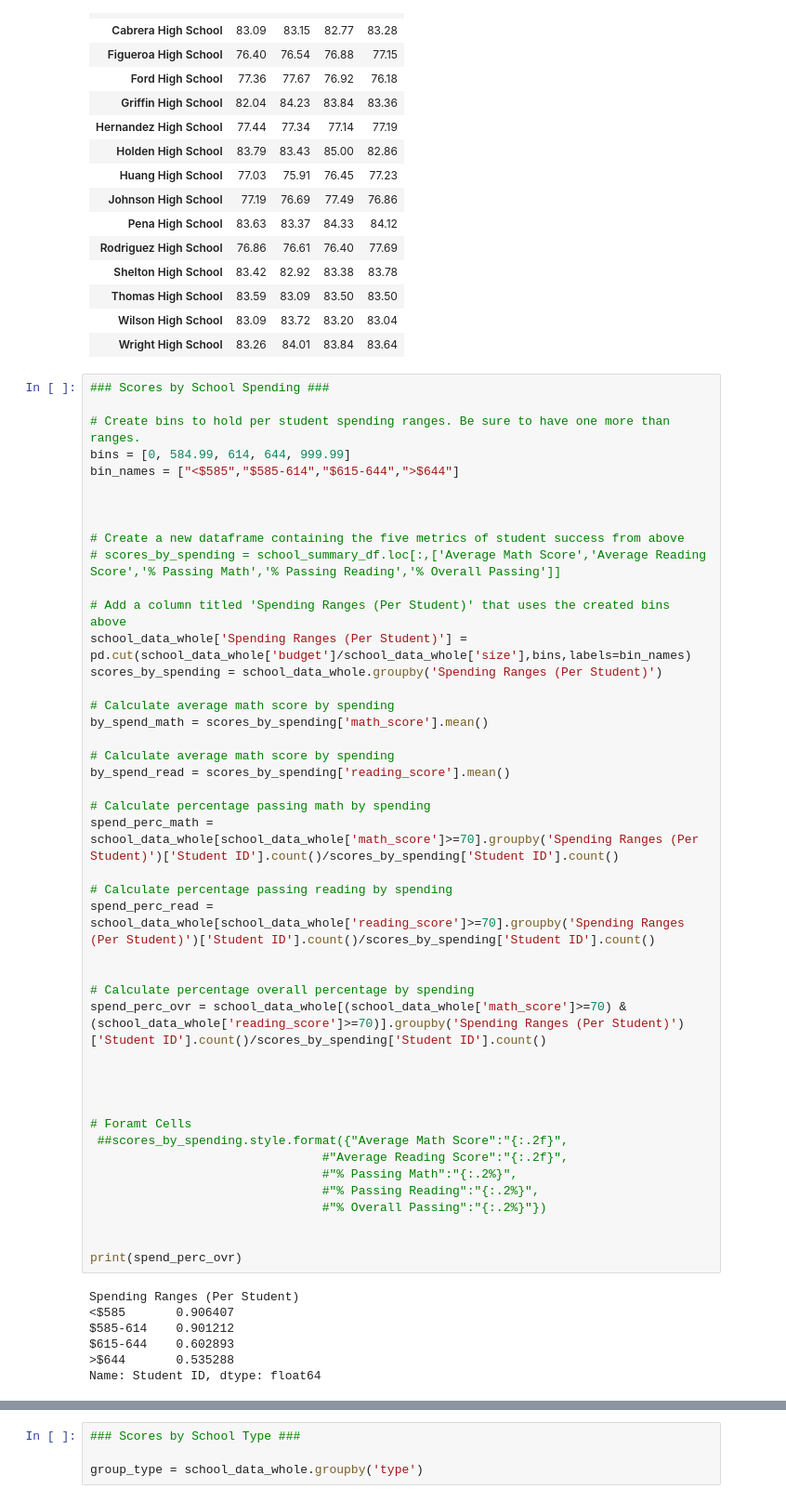
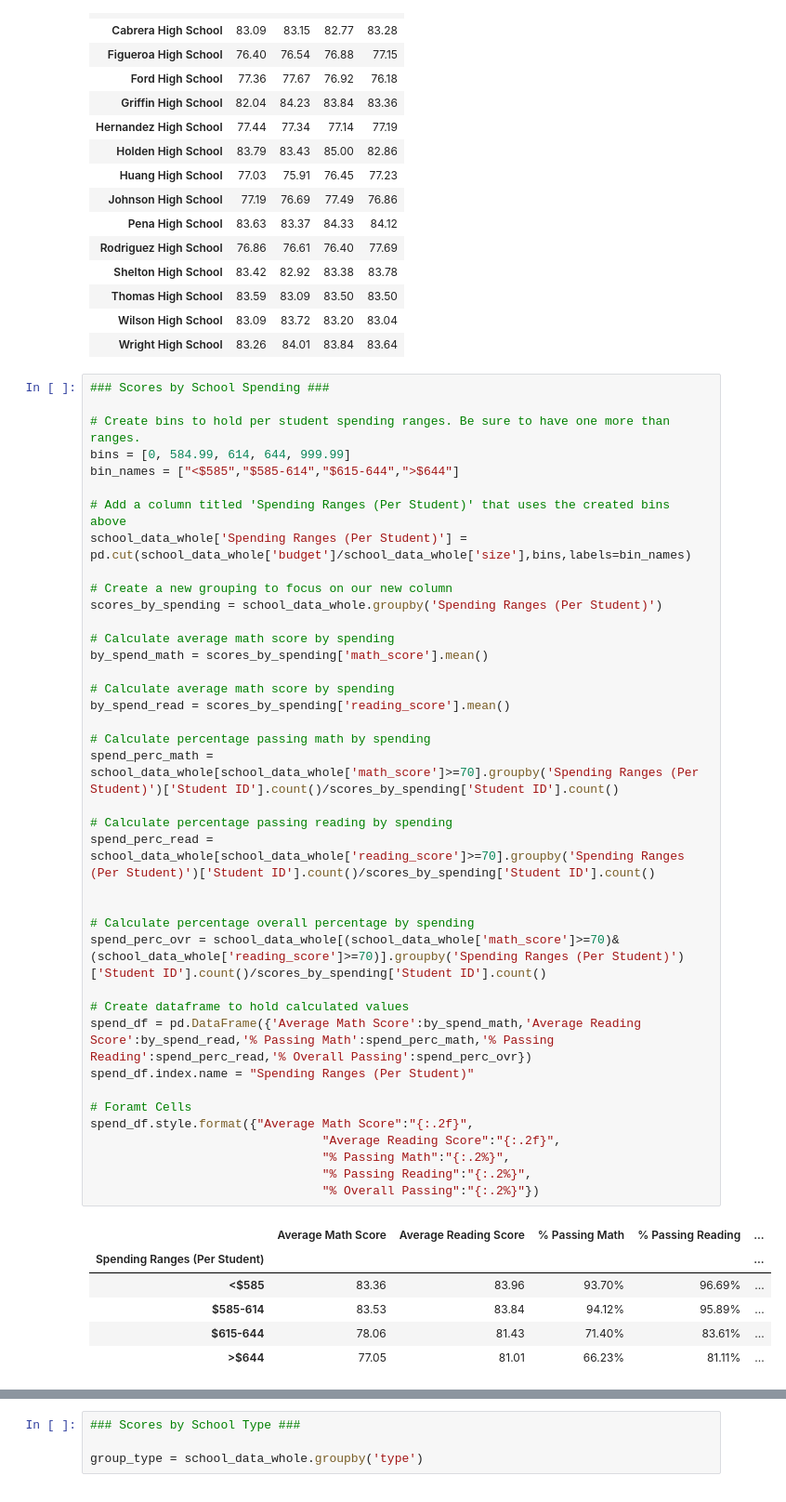
Before and after one commit to brianroberts778/Pandas_school_district_budgets, a Jupyter notebook: PyCitySchools/PyCitySchools.ipynb, the cells around one changed output, grey strips where cells are left out. Shown at 93% size. Cells and saved outputs as stored; diff of their text form.

Commit message:
Scores by School Spending
Completed this section and got the summary table to print with the appropriate formatting. Two sections to go!

```diff
--- a/PyCitySchools/PyCitySchools.ipynb
+++ b/PyCitySchools/PyCitySchools.ipynb
@@ -253,51 +253,46 @@ all_avg_math.style.format({'9th':'{:.2f}','10th':'{:.2f}','11th':'{:.2f}','12th'
 # %%
 ### Scores by School Spending ###
 
 # Create bins to hold per student spending ranges. Be sure to have one more than ranges.
 bins = [0, 584.99, 614, 644, 999.99]
 bin_names = ["<$585","$585-614","$615-644",">$644"]
 
-
-
-# Create a new dataframe containing the five metrics of student success from above
-# scores_by_spending = school_summary_df.loc[:,['Average Math Score','Average Reading Score','% Passing Math','% Passing Reading','% Overall Passing']]
-
 # Add a column titled 'Spending Ranges (Per Student)' that uses the created bins above
 school_data_whole['Spending Ranges (Per Student)'] = pd.cut(school_data_whole['budget']/school_data_whole['size'],bins,labels=bin_names)
+
+# Create a new grouping to focus on our new column
 scores_by_spending = school_data_whole.groupby('Spending Ranges (Per Student)')
 
 # Calculate average math score by spending
 by_spend_math = scores_by_spending['math_score'].mean()
 
 # Calculate average math score by spending
 by_spend_read = scores_by_spending['reading_score'].mean()
 
 # Calculate percentage passing math by spending
 spend_perc_math = school_data_whole[school_data_whole['math_score']>=70].groupby('Spending Ranges (Per Student)')['Student ID'].count()/scores_by_spending['Student ID'].count()
 
 # Calculate percentage passing reading by spending
 spend_perc_read = school_data_whole[school_data_whole['reading_score']>=70].groupby('Spending Ranges (Per Student)')['Student ID'].count()/scores_by_spending['Student ID'].count()
 
 
 # Calculate percentage overall percentage by spending
-spend_perc_ovr = school_data_whole[(school_data_whole['math_score']>=70) & (school_data_whole['reading_score']>=70)].groupby('Spending Ranges (Per Student)')['Student ID'].count()/scores_by_spending['Student ID'].count()
+spend_perc_ovr = school_data_whole[(school_data_whole['math_score']>=70)&(school_data_whole['reading_score']>=70)].groupby('Spending Ranges (Per Student)')['Student ID'].count()/scores_by_spending['Student ID'].count()
 
-
-
+# Create dataframe to hold calculated values
+spend_df = pd.DataFrame({'Average Math Score':by_spend_math,'Average Reading Score':by_spend_read,'% Passing Math':spend_perc_math,'% Passing Reading':spend_perc_read,'% Overall Passing':spend_perc_ovr})
+spend_df.index.name = "Spending Ranges (Per Student)"
 
 # Foramt Cells
- ##scores_by_spending.style.format({"Average Math Score":"{:.2f}",
-                                #"Average Reading Score":"{:.2f}",
-                                #"% Passing Math":"{:.2%}",
-                                #"% Passing Reading":"{:.2%}",
-                                #"% Overall Passing":"{:.2%}"})
-
-
-print(spend_perc_ovr)
+spend_df.style.format({"Average Math Score":"{:.2f}",
+                                "Average Reading Score":"{:.2f}",
+                                "% Passing Math":"{:.2%}",
+                                "% Passing Reading":"{:.2%}",
+                                "% Overall Passing":"{:.2%}"})
 # %% [output]
-Spending Ranges (Per Student)
-<$585       0.906407
-$585-614    0.901212
-$615-644    0.602893
->$644       0.535288
-Name: Student ID, dtype: float64
+|  | Average Math Score | Average Reading Score | % Passing Math | % Passing Reading | ... |
+| Spending Ranges (Per Student) |  |  |  |  | ... |
+| <$585 | 83.36 | 83.96 | 93.70% | 96.69% | ... |
+| $585-614 | 83.53 | 83.84 | 94.12% | 95.89% | ... |
+| $615-644 | 78.06 | 81.43 | 71.40% | 83.61% | ... |
+| >$644 | 77.05 | 81.01 | 66.23% | 81.11% | ... |
```
Also changed, not shown: parts of 2 cells of this notebook.
